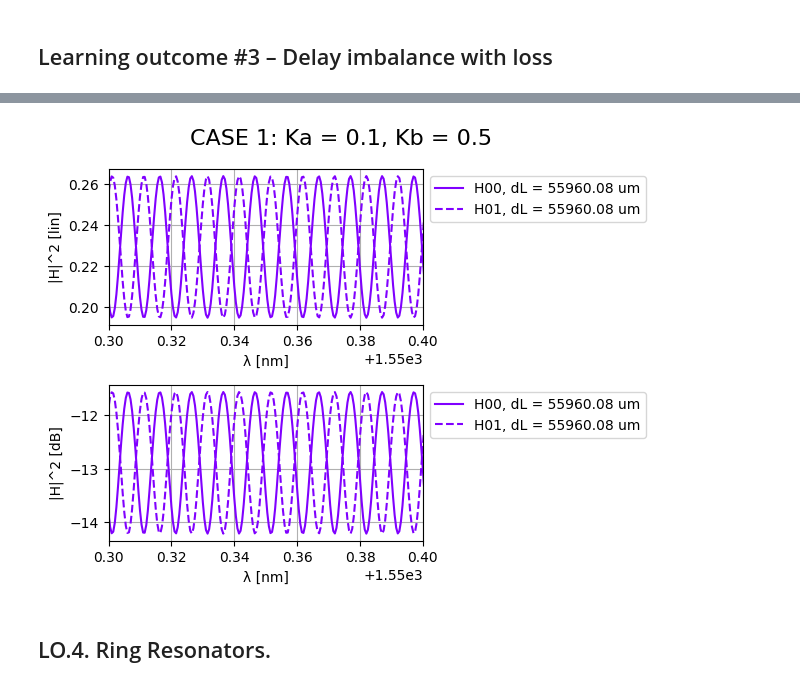
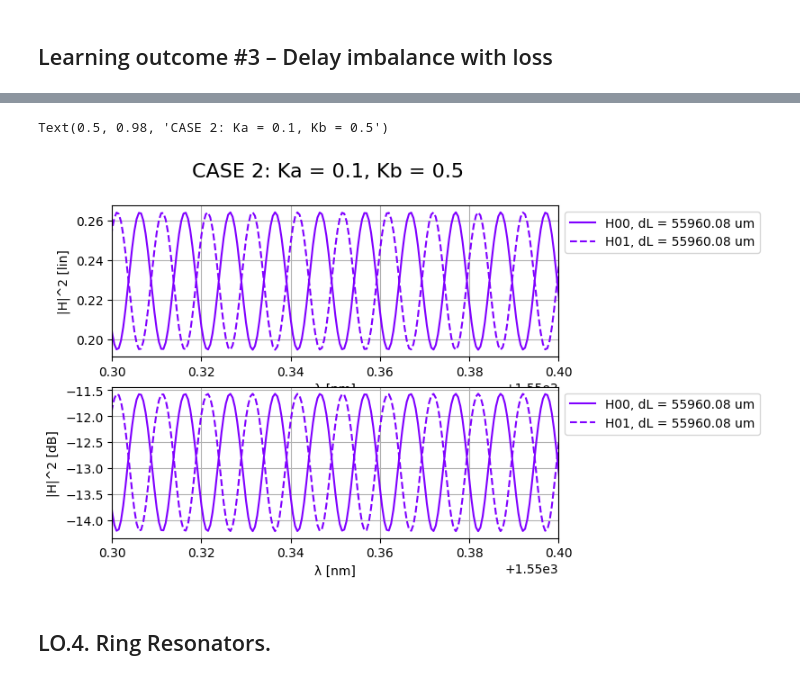
Before and after one commit to miiraandaa/cifoin-lab3, a Jupyter notebook: CIRCUITS_&_COMPACT_MODELS.ipynb, the cells around one changed output, grey strips where cells are left out. Saved outputs shown, nothing was run; the diff lists cells and outputs as text; code cells hidden in the pictures.

```diff
--- a/CIRCUITS_&_COMPACT_MODELS.ipynb
+++ b/CIRCUITS_&_COMPACT_MODELS.ipynb
@@ -341,10 +341,10 @@ Text(0, 0.5, '|H|^2 [dB]')
 wl = jnp.linspace(1.50, 1.60, 1000)
 
 # Length values to simulate. We have a base length and we will vary the length of one arm using delta_l_v
-FSR_lambda= 2 * 10**3
+FSR_lambda= 2 * 10**-3
 neff=1.6072
 ng=2.0
-Lambda=1550
+Lambda=1.55
 delta_l_v = np.array([(Lambda**2)/(FSR_lambda * ng)])
 l_base = 10.0
 
@@ -481,36 +482,37 @@ for i, delta_l in enumerate(delta_l_v):
     # We can access the waveguide lengths by using the instance names defined in the circuit
     # First we instantiate the MZI with the desired lengths
     mzi_test = mzi(
         wl=wl,
         wvg_S={"length": l_base, "neff": n_eff, "ng": n_g, "D": d, "loss": loss},
         wvg_N={"length": l_base + delta_l, "neff": n_eff, "ng": n_g, "D": d, "loss": loss}
     )
     # Then we can extract the S-parameters using the port names defined in the circuit
     H00 = mzi_test["in0", "out0"]
     H01 = mzi_test["in0", "out1"]
 
     H00_dB = 20.0*jnp.log10(np.abs(H00) ** 2)
     H01_dB = 20.0*jnp.log10(np.abs(H01) ** 2)
 
     ax[0].plot(wl * 1e3, np.abs(H00)**2, linestyle="-", color=color[i], label=f"H00, dL = {delta_l:.2f} um")
     ax[0].plot(wl * 1e3, np.abs(H01)**2, linestyle="--", color=color[i], label=f"H01, dL = {delta_l:.2f} um")
 
     ax[1].plot(wl * 1e3, H00_dB, linestyle="-", color=color[i], label=f"H00, dL = {delta_l:.2f} um")
     ax[1].plot(wl * 1e3, H01_dB, linestyle="--", color=color[i], label=f"H01, dL = {delta_l:.2f} um")
 
 for i in range(0,2):
     ax[i].grid(visible=True)
     ax[i].legend(fontsize=8)
     ax[i].set_xlabel("λ [nm]")
     ax[i].set_xlim(1550.3,1550.4)
     ax[i].legend(loc='upper left', bbox_to_anchor=(1, 1))
 
 ax[0].set_ylabel("|H|^2 [lin]")
 ax[1].set_ylabel("|H|^2 [dB]")
-fig.suptitle("CASE 1: Ka = 0.1, Kb = 0.5", fontsize=16)
-plt.tight_layout()
+fig.suptitle("CASE 2: Ka = 0.1, Kb = 0.5", fontsize=16)
+#plt.tight_layout()
 # %% [output]
+Text(0.5, 0.98, 'CASE 2: Ka = 0.1, Kb = 0.5')
-[figure, old version]
+[figure, new version]
 # %% [markdown]
 ## LO.4. Ring Resonators.
 # %% [markdown]
```
Also changed, not shown: parts of 11 cells of this notebook, 2 other files.
